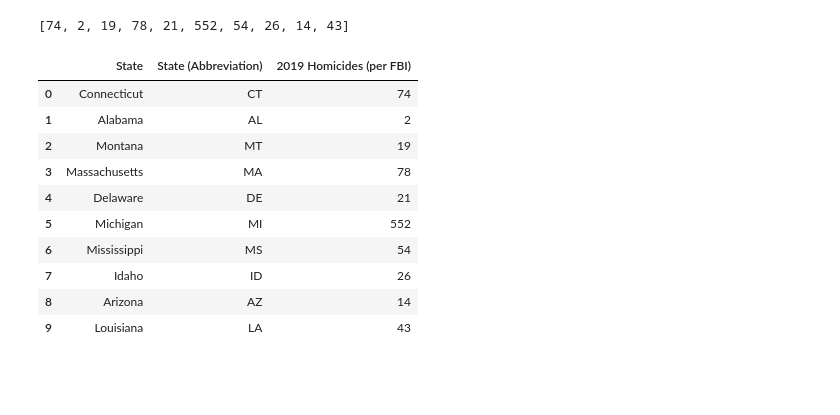
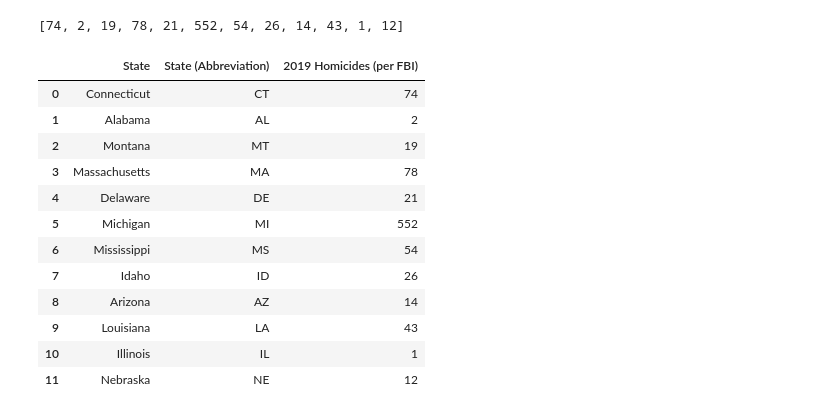
Before and after one commit to akarpie96/CrimeStats, a Jupyter notebook: Homicide Rates Demo - FBI API.ipynb, the cells around one changed output. Cells and saved outputs as stored; diff of their text form; code cells hidden in the pictures; blank space fills up the shorter version.

```diff
--- a/Homicide Rates Demo - FBI API.ipynb
+++ b/Homicide Rates Demo - FBI API.ipynb
@@ -8,7 +10,7 @@ Income_df=pd.read_csv('Median Income.csv')
 # %%
 url = "https://api.usa.gov/crime/fbi/sapi/api/nibrs/homicide/offense/states/"
 api_key="JWNFNOUahji0RfLcPp5tibijU737BDnY4kKfYU9i"
-states=['CT', 'AL', 'MT', "MA", "DE", "MI", "MS", "ID", "AZ", "LA"]
+states=['CT', 'AL', 'MT', "MA", "DE", "MI", "MS", "ID", "AZ", "LA", "IL", "NE"]
 homicide_count_2019=[]
 # Build query URL
 for state in states:
@@ -19,25 +21,27 @@ for state in states:
     homicide_count_2019.append(Murder_2019)
 print(homicide_count_2019)
 # %% [output]
-[74, 2, 19, 78, 21, 552, 54, 26, 14, 43]
+[74, 2, 19, 78, 21, 552, 54, 26, 14, 43, 1, 12]
 # %%
 states_df = pd.DataFrame({
     "State (Abbreviation)": states,
     "2019 Homicides (per FBI)": homicide_count_2019
 })
 
-states_df["State"]=["Connecticut", "Alabama", "Montana", "Massachusetts","Delaware", "Michigan","Mississippi", "Idaho", "Arizona", "Louisiana" ]
+states_df["State"]=["Connecticut", "Alabama", "Montana", "Massachusetts","Delaware", "Michigan","Mississippi", "Idaho", "Arizona", "Louisiana", "Illinois", "Nebraska" ]
 
 states_df[["State", "State (Abbreviation)", "2019 Homicides (per FBI)"]]
 # %% [output]
 |  | State | State (Abbreviation) | 2019 Homicides (per FBI) |
 | 0 | Connecticut | CT | 74 |
 | 1 | Alabama | AL | 2 |
 | 2 | Montana | MT | 19 |
 | 3 | Massachusetts | MA | 78 |
 | 4 | Delaware | DE | 21 |
 | 5 | Michigan | MI | 552 |
 | 6 | Mississippi | MS | 54 |
 | 7 | Idaho | ID | 26 |
 | 8 | Arizona | AZ | 14 |
 | 9 | Louisiana | LA | 43 |
+| 10 | Illinois | IL | 1 |
+| 11 | Nebraska | NE | 12 |
```
Also changed, not shown: parts of 5 cells of this notebook.
